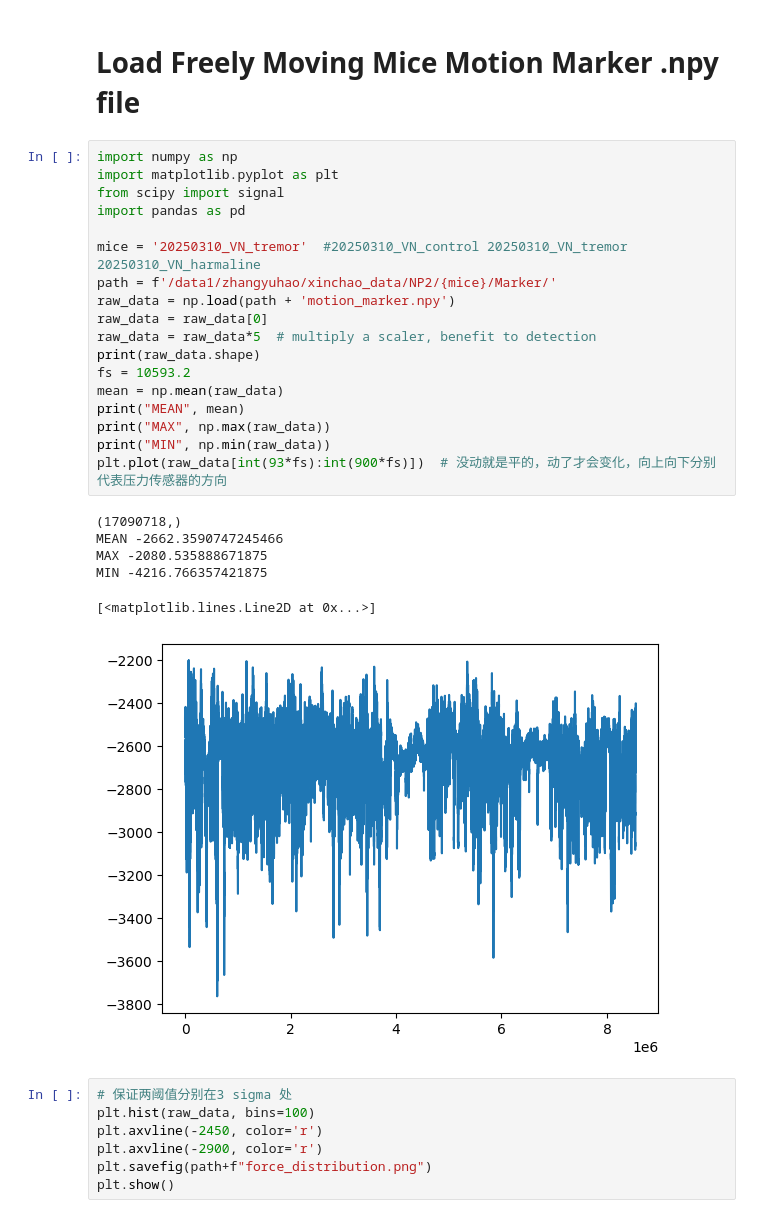
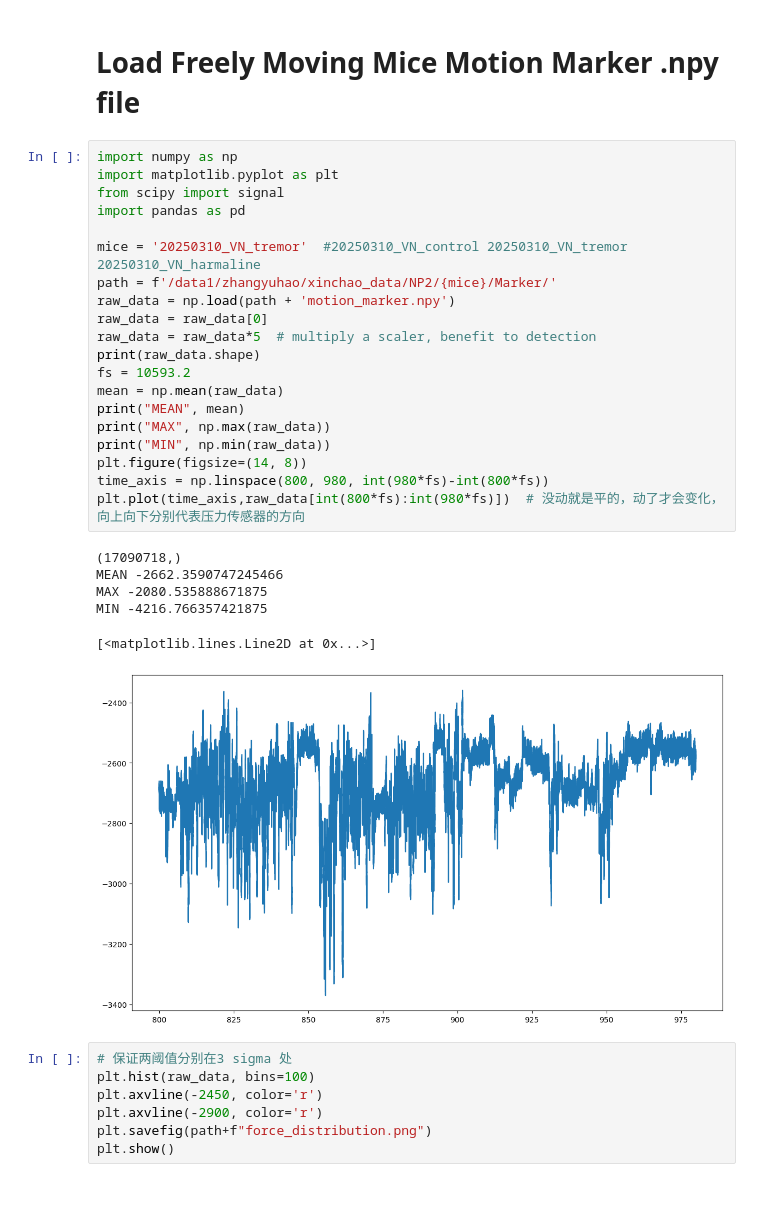
Before and after one commit to logic-uni/ET_data_analysis, a Jupyter notebook: Behavior/FreelyMoving/FreelyMoving_Motiondetect.ipynb, the cells around one changed output. Drawn from its saved outputs; the diff is of its cells as text.

```diff
--- a/Behavior/FreelyMoving/FreelyMoving_Motiondetect.ipynb
+++ b/Behavior/FreelyMoving/FreelyMoving_Motiondetect.ipynb
@@ -3,28 +3,30 @@
 # %%
 import numpy as np
 import matplotlib.pyplot as plt
 from scipy import signal
 import pandas as pd
 
 mice = '20250310_VN_tremor'  #20250310_VN_control 20250310_VN_tremor  20250310_VN_harmaline
 path = f'/data1/zhangyuhao/xinchao_data/NP2/{mice}/Marker/'
 raw_data = np.load(path + 'motion_marker.npy')
 raw_data = raw_data[0]
 raw_data = raw_data*5  # multiply a scaler, benefit to detection
 print(raw_data.shape)
 fs = 10593.2
 mean = np.mean(raw_data)
 print("MEAN", mean)
 print("MAX", np.max(raw_data))
 print("MIN", np.min(raw_data))
-plt.plot(raw_data[int(93*fs):int(900*fs)])  # 没动就是平的，动了才会变化，向上向下分别代表压力传感器的方向
+plt.figure(figsize=(14, 8))
+time_axis = np.linspace(800, 980, int(980*fs)-int(800*fs))
+plt.plot(time_axis,raw_data[int(800*fs):int(980*fs)])  # 没动就是平的，动了才会变化，向上向下分别代表压力传感器的方向
 # %% [output]
 (17090718,)
 MEAN -2662.3590747245466
 MAX -2080.535888671875
 MIN -4216.766357421875
 [<matplotlib.lines.Line2D at 0x...>]
-[figure, old version]
+[figure, new version]
 # %%
 # 保证两阈值分别在3 sigma 处
 plt.hist(raw_data, bins=100)
```
Also changed, not shown: 5 other files.
